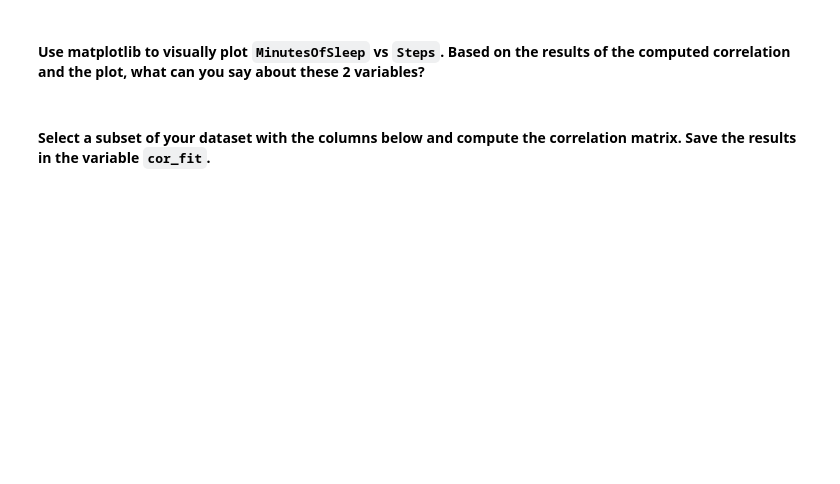
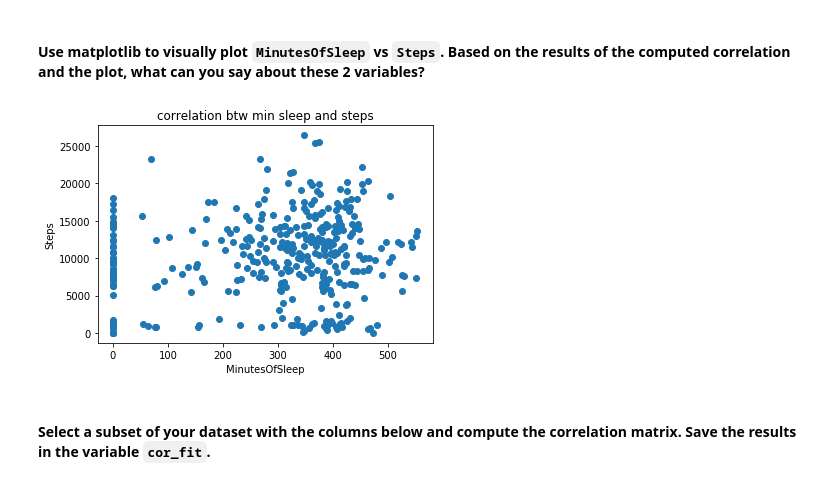
Before and after one commit to FHnt97/lab-pivot-table-and-correlation, a Jupyter notebook: your_code/main.ipynb, the cells around one changed output. Saved outputs shown, nothing was run; the diff lists cells and outputs as text; code cells hidden in the pictures; blank space fills up the shorter version.

```diff
--- a/your_code/main.ipynb
+++ b/your_code/main.ipynb
@@ -232,0 +293,9 @@ your commments here
+# %%
+# your code here
+plt.scatter(fitbit["MinutesOfSleep"], fitbit["Steps"])
+plt.title("correlation btw min sleep and steps")
+plt.xlabel("MinutesOfSleep")
+plt.ylabel("Steps")
+plt.show()
+# %% [output]
+[figure, added]
```
Also changed, not shown: parts of 20 cells of this notebook, 1 other file.
